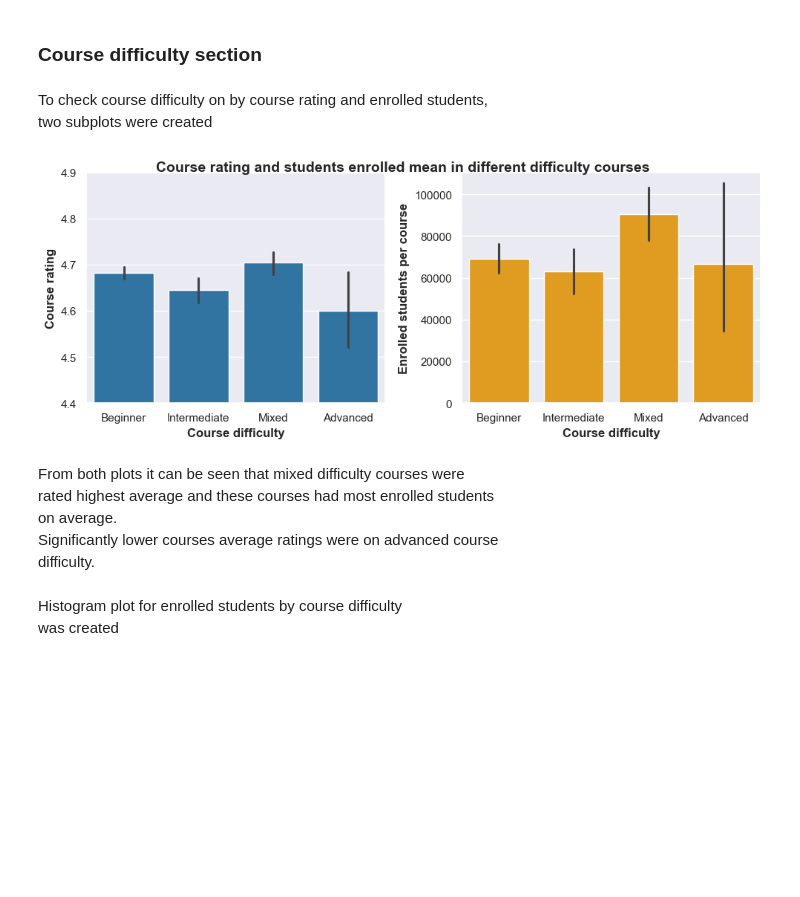
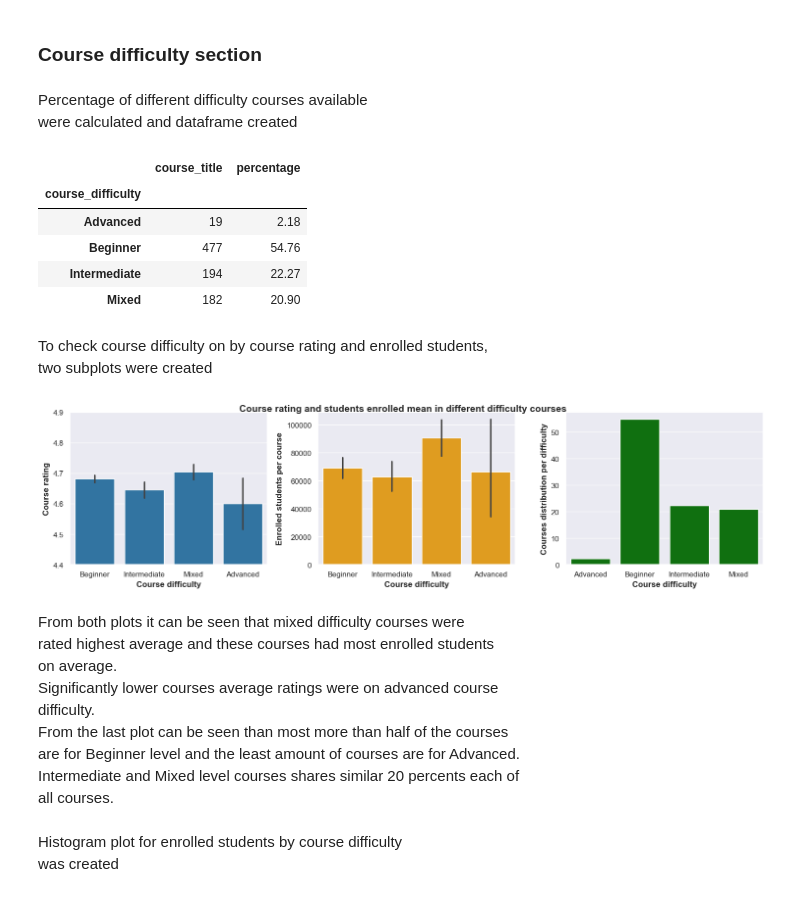
Before and after one commit to ShariYo/Modul1_Sprint3, a Jupyter notebook: project/main.ipynb, the cells around one changed output. Drawn from its saved outputs; the diff is of its cells as text; code cells hidden in the pictures; blank space fills up the shorter version.

```diff
--- a/project/main.ipynb
+++ b/project/main.ipynb
@@ -387,38 +391,62 @@ cleaned_df.head(3)
 | 2 | The Science of Well-Being | Yale University | COURSE | 4.9 | Mixed | ... |
 # %% [markdown]
 ### Course difficulty section
+# %% [markdown]
+Percentage of different difficulty courses available
+were calculated and dataframe created
+# %%
+choose_by_difficulty = prep_df[["course_title", "course_difficulty"]].groupby("course_difficulty").count()
+courses = prep_df.index.max()
+choose_by_difficulty["percentage"] = choose_by_difficulty["course_title"].apply(lambda x:round(x * 100 / courses, 2))
+
+choose_by_difficulty
+# %% [output]
+|  | course_title | percentage |
+| course_difficulty |  |  |
+| Advanced | 19 | 2.18 |
+| Beginner | 477 | 54.76 |
+| Intermediate | 194 | 22.27 |
+| Mixed | 182 | 20.90 |
 # %% [markdown]
 To check course difficulty on by course rating and enrolled students,
 two subplots were created
 # %%
 sns.set_style("darkgrid")
 sns.set_context("notebook")
-fig, ax = plt.subplots(1, 2, figsize=(10, 4))
+fig, ax = plt.subplots(1, 3, figsize=(15, 4))
 
 sns.barplot(prep_df, x="course_difficulty", y="course_rating", ax=ax[0])
 ax[0].set_ylim(4.4, 4.9)
 ax[0].set_xlabel("Course difficulty", fontweight="bold")
 ax[0].set_ylabel("Course rating", fontweight="bold")
 
 sns.barplot(prep_df, x="course_difficulty", y="course_students_enrolled", ax=ax[1], color="orange")
 ax[1].set_xlabel("Course difficulty", fontweight="bold")
 ax[1].set_ylabel("Enrolled students per course", fontweight="bold")
 
+sns.barplot(data=choose_by_difficulty, x=choose_by_difficulty.index, y="percentage", ax=ax[2], color="green")
+ax[2].set_xlabel("Course difficulty", fontweight="bold")
+ax[2].set_ylabel("Courses distribution per difficulty", fontweight="bold")
+
 plt.tight_layout()
 fig.suptitle("Course rating and students enrolled mean in different difficulty courses",
              size=14,
              fontweight="bold",
              ha="center")
 
 plt.show()
 # %% [output]
-[figure, old version]
+[figure, new version]
 # %% [markdown]
 From both plots it can be seen that mixed difficulty courses were
 rated highest average and these courses had most enrolled students
 on average.
 Significantly lower courses average ratings were on advanced course
 difficulty.
+From the last plot can be seen than most more than half of the courses
+are for Beginner level and the least amount of courses are for Advanced.
+Intermediate and Mixed level courses shares similar 20 percents each of
+all courses.
 # %% [markdown]
 Histogram plot for enrolled students by course difficulty
 was created
```
Also changed, not shown: parts of 7 cells of this notebook.
